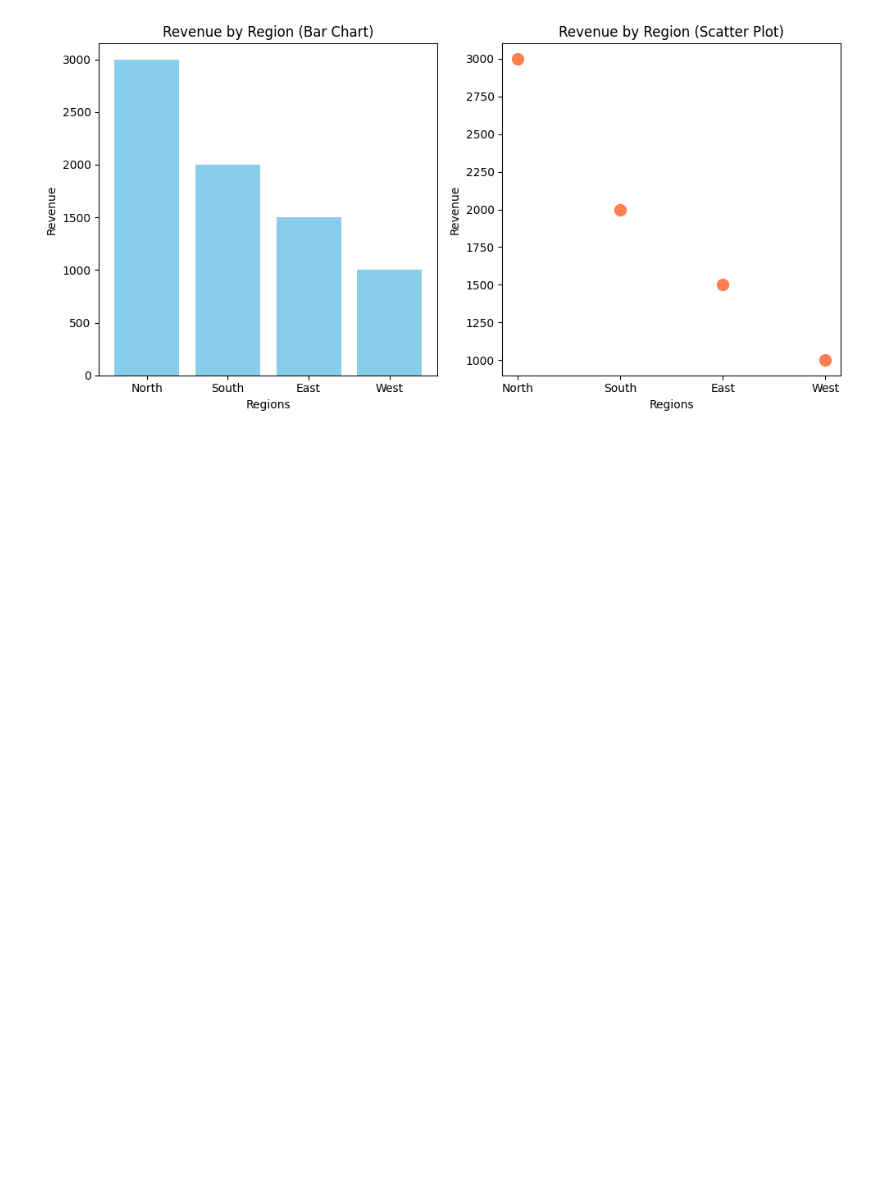
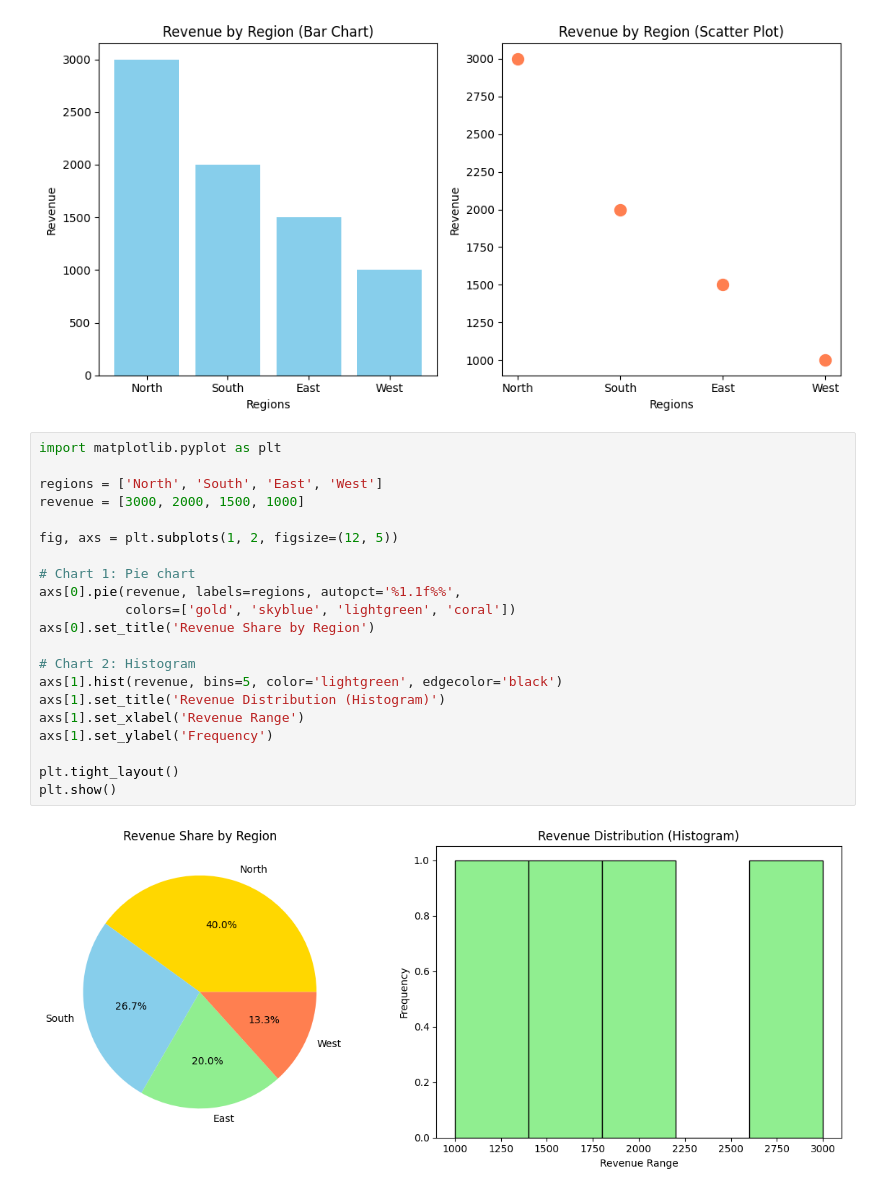
Before and after one commit to sangitgyawali/learning_matplotlib, a Jupyter notebook: multiplecharts.ipynb, the cells around one changed output. Drawn from its saved outputs; the diff is of its cells as text; blank space fills up the shorter version.

Commit message:
Plotting Pie Chart and Histogram

```diff
--- a/multiplecharts.ipynb
+++ b/multiplecharts.ipynb
@@ -24,3 +24,26 @@ plt.tight_layout()
 plt.show()
 # %% [output]
 [figure]
+# %%
+import matplotlib.pyplot as plt
+
+regions = ['North', 'South', 'East', 'West']
+revenue = [3000, 2000, 1500, 1000]
+
+fig, axs = plt.subplots(1, 2, figsize=(12, 5))
+
+# Chart 1: Pie chart
+axs[0].pie(revenue, labels=regions, autopct='%1.1f%%',
+           colors=['gold', 'skyblue', 'lightgreen', 'coral'])
+axs[0].set_title('Revenue Share by Region')
+
+# Chart 2: Histogram
+axs[1].hist(revenue, bins=5, color='lightgreen', edgecolor='black')
+axs[1].set_title('Revenue Distribution (Histogram)')
+axs[1].set_xlabel('Revenue Range')
+axs[1].set_ylabel('Frequency')
+
+plt.tight_layout()
+plt.show()
+# %% [output]
+[figure, added]
```
